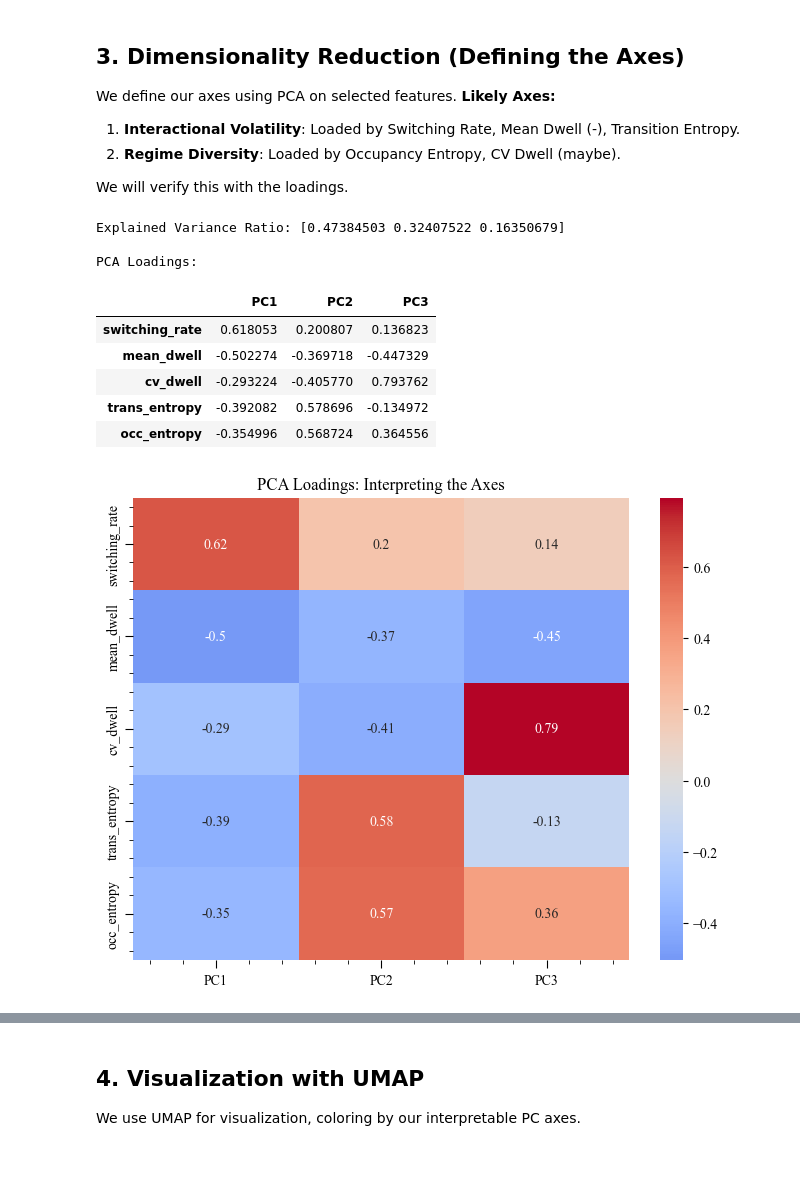
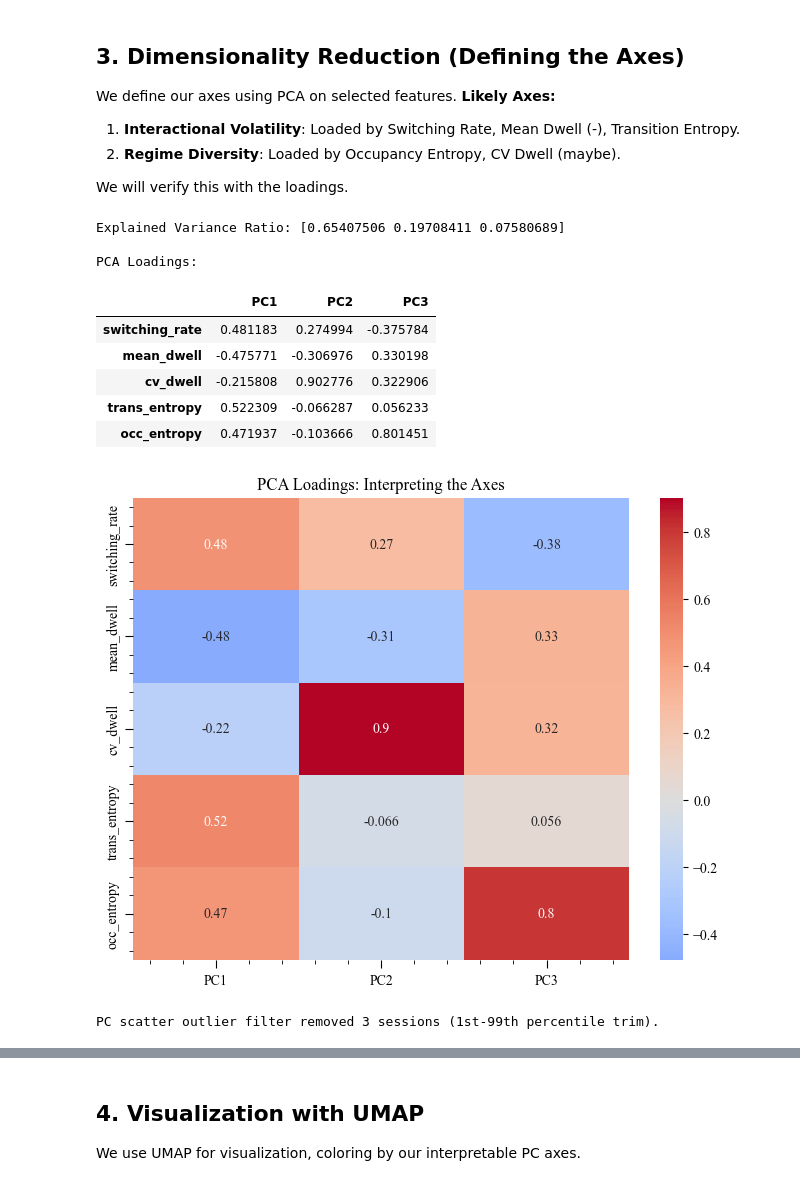
Before and after one commit to cartersale/Affect-Dynamics, a Jupyter notebook: notebooks/regime_geometry.ipynb, the cells around one changed output, grey strips where cells are left out. Drawn from its saved outputs; the diff is of its cells as text; code cells hidden in the pictures.

Commit message:
rerun with full dataset at k=8

```diff
--- a/notebooks/regime_geometry.ipynb
+++ b/notebooks/regime_geometry.ipynb
@@ -29,7 +29,7 @@ plt.rcParams["svg.fonttype"] = "none"  # Editable text in SVG
 
 # Paths
 ARTIFACTS_DIR = Path("../artifacts")
-CHMM_DIR = ARTIFACTS_DIR / "chmm"
+CHMM_DIR = ARTIFACTS_DIR / "chmm_8_full_dataset"
 RQA_DIR = ARTIFACTS_DIR / "joint_affect_catRQA"
 REGIME_DIR = ARTIFACTS_DIR / "regime_geometry"
 REGIME_DIR.mkdir(parents=True, exist_ok=True)
@@ -199,40 +199,53 @@ print("Explained Variance Ratio:", pca.explained_variance_ratio_)
 print("\nPCA Loadings:")
 display(loadings)
 
 # Plot Loadings Heatmap
 plt.figure(figsize=(8, 6))
 sns.heatmap(loadings, annot=True, cmap="coolwarm", center=0)
 plt.title("PCA Loadings: Interpreting the Axes")
 ax = plt.gca()
 ax.tick_params(axis='both', which='major', direction='out', length=6)
 ax.tick_params(axis='both', which='minor', direction='out', length=3)
 ax.minorticks_on()
 fig = plt.gcf()
 fig.savefig(REGIME_DIR / "pca_loadings_heatmap.svg", format="svg")
 plt.show()
 
-# Visualize the Geometry (PC1 vs PC2)
+# Visualize the Geometry (PC1 vs PC2) with outliers removed (1st-99th percentile trim)
+q_low = df_features[['PC1', 'PC2']].quantile(0.0005)
+q_high = df_features[['PC1', 'PC2']].quantile(0.9995)
+
+inlier_mask = (
+    df_features['PC1'].between(q_low['PC1'], q_high['PC1'])
+    & df_features['PC2'].between(q_low['PC2'], q_high['PC2'])
+)
+df_features_plot = df_features.loc[inlier_mask].copy()
+n_removed = int((~inlier_mask).sum())
+print(f"PC scatter outlier filter removed {n_removed} sessions (1st-99th percentile trim).")
+
 plt.figure(figsize=(10, 8))
-ax = sns.scatterplot(x='PC1', y='PC2', data=df_features, alpha=0.7, s=80, palette='viridis')
-plt.title("Regime Geometry: PC1 vs PC2")
+ax = sns.scatterplot(x='PC1', y='PC2', data=df_features_plot, alpha=0.7, s=80)
+plt.title("Regime Geometry: PC1 vs PC2 (Outliers Removed)")
 plt.xlabel("PC1 (Volatility)")
 plt.ylabel("PC2 (Diversity/Complexity)")
 # Style ticks
 ax = plt.gca()
 ax.tick_params(axis='both', which='major', direction='out', length=6)
 ax.tick_params(axis='both', which='minor', direction='out', length=3)
 ax.minorticks_on()
 fig = plt.gcf()
+
 fig.savefig(REGIME_DIR / "pc1_vs_pc2_scatter.svg", format="svg")
 plt.show()
 # %% [output]
-Explained Variance Ratio: [0.47384503 0.32407522 0.16350679]
+Explained Variance Ratio: [0.65407506 0.19708411 0.07580689]
 
 PCA Loadings:
 |  | PC1 | PC2 | PC3 |
-| switching_rate | 0.618053 | 0.200807 | 0.136823 |
-| mean_dwell | -0.502274 | -0.369718 | -0.447329 |
-| cv_dwell | -0.293224 | -0.405770 | 0.793762 |
-| trans_entropy | -0.392082 | 0.578696 | -0.134972 |
-| occ_entropy | -0.354996 | 0.568724 | 0.364556 |
+| switching_rate | 0.481183 | 0.274994 | -0.375784 |
+| mean_dwell | -0.475771 | -0.306976 | 0.330198 |
+| cv_dwell | -0.215808 | 0.902776 | 0.322906 |
+| trans_entropy | 0.522309 | -0.066287 | 0.056233 |
+| occ_entropy | 0.471937 | -0.103666 | 0.801451 |
-[figure, old version]
+[figure, new version]
+PC scatter outlier filter removed 3 sessions (1st-99th percentile trim).
```
Also changed, not shown: parts of 8 cells of this notebook, 9 other files.
